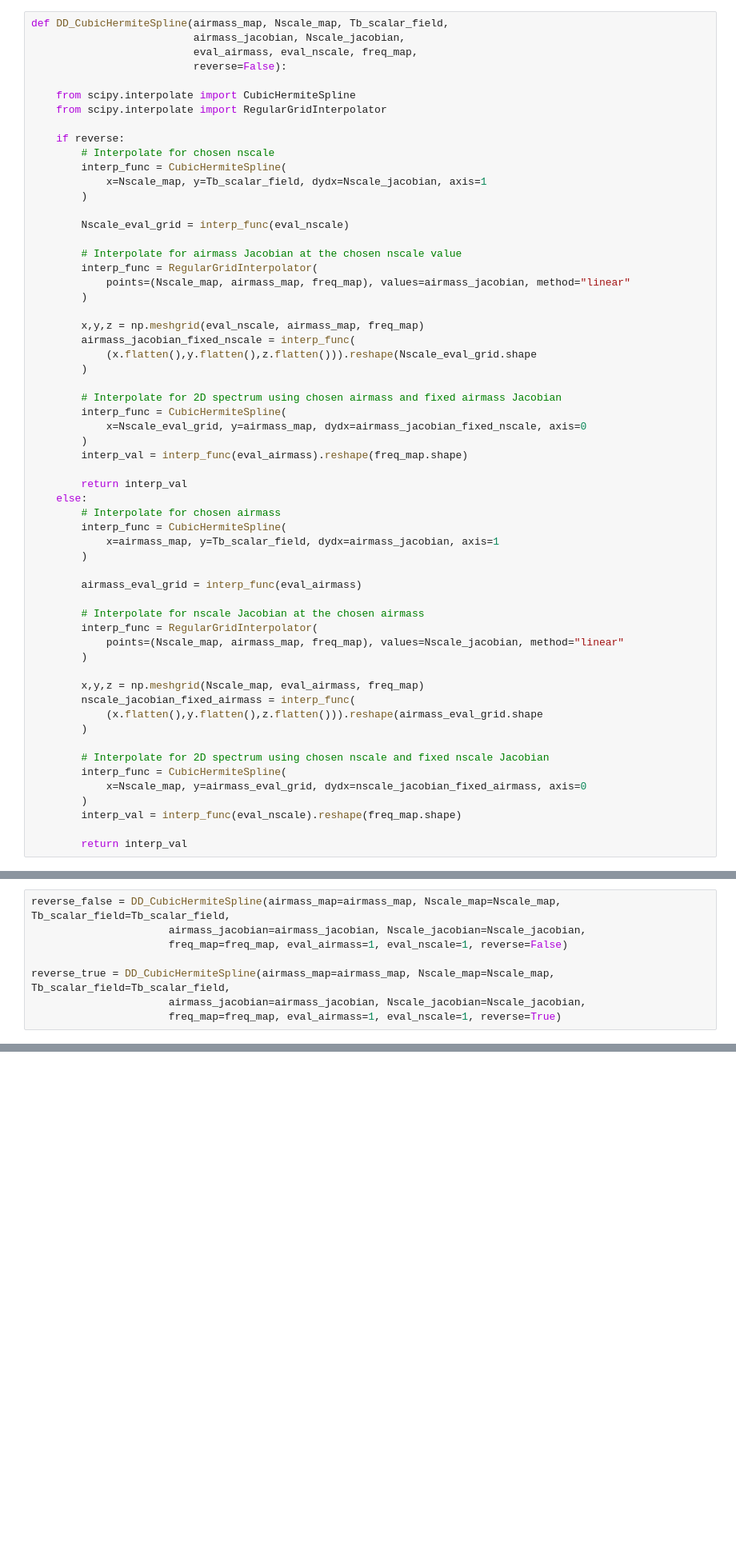
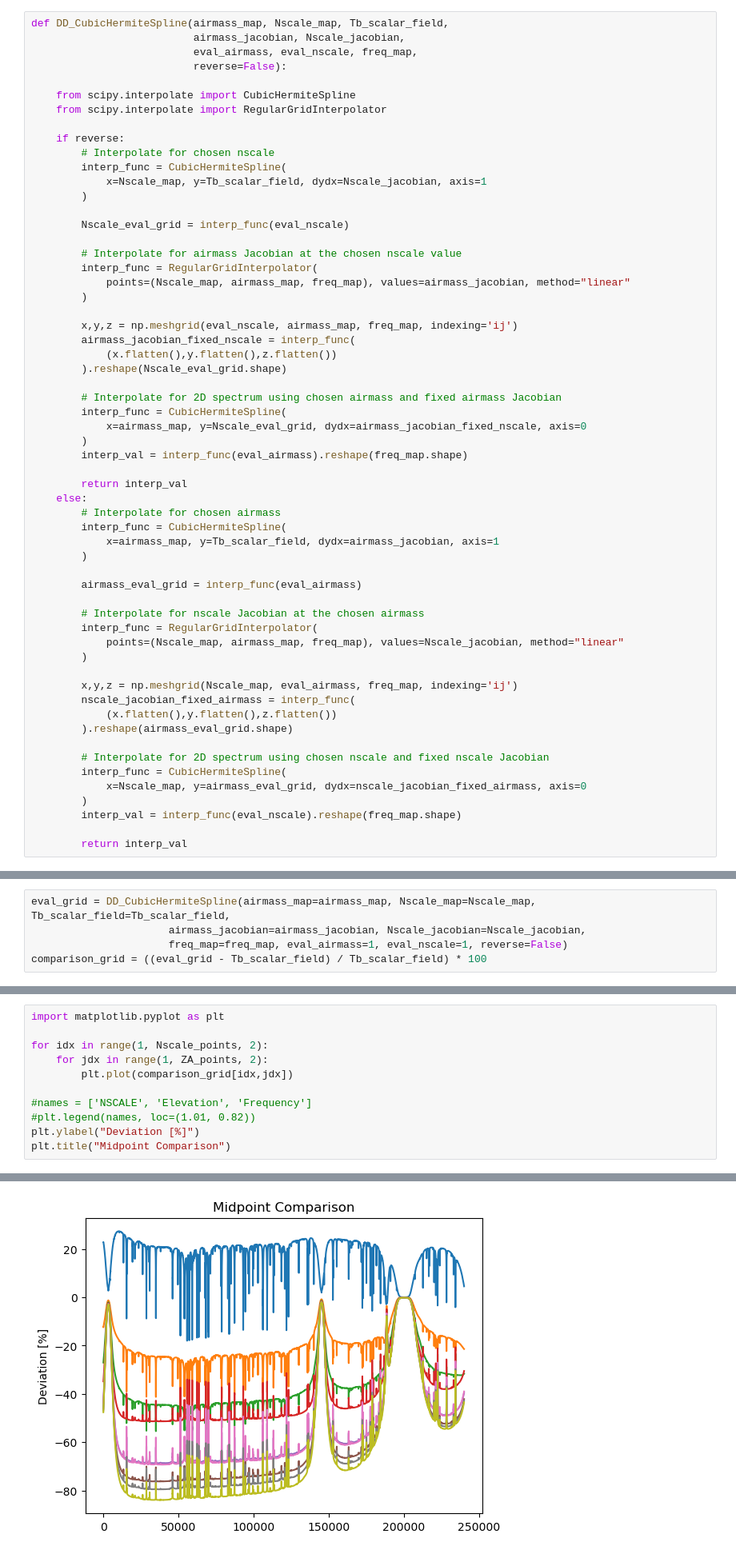
Before and after one commit to kartographer/ozone_radiometry, a Jupyter notebook: MaunaKea/interpolation/CubicHermiteSpline.ipynb, the cells around one changed output, grey strips where cells are left out. Shown at 80% size. Saved outputs shown, nothing was run; the diff lists cells and outputs as text; blank space fills up the shorter version.

```diff
--- a/MaunaKea/interpolation/CubicHermiteSpline.ipynb
+++ b/MaunaKea/interpolation/CubicHermiteSpline.ipynb
@@ -59,14 +59,14 @@ def DD_CubicHermiteSpline(airmass_map, Nscale_map, Tb_scalar_field,
             points=(Nscale_map, airmass_map, freq_map), values=airmass_jacobian, method="linear"
         )
 
-        x,y,z = np.meshgrid(eval_nscale, airmass_map, freq_map)
+        x,y,z = np.meshgrid(eval_nscale, airmass_map, freq_map, indexing='ij')
         airmass_jacobian_fixed_nscale = interp_func(
-            (x.flatten(),y.flatten(),z.flatten())).reshape(Nscale_eval_grid.shape
-        )
+            (x.flatten(),y.flatten(),z.flatten())
+        ).reshape(Nscale_eval_grid.shape)
 
         # Interpolate for 2D spectrum using chosen airmass and fixed airmass Jacobian
         interp_func = CubicHermiteSpline(
-            x=Nscale_eval_grid, y=airmass_map, dydx=airmass_jacobian_fixed_nscale, axis=0
+            x=airmass_map, y=Nscale_eval_grid, dydx=airmass_jacobian_fixed_nscale, axis=0
         )
         interp_val = interp_func(eval_airmass).reshape(freq_map.shape)
 
@@ -84,10 +84,10 @@ def DD_CubicHermiteSpline(airmass_map, Nscale_map, Tb_scalar_field,
             points=(Nscale_map, airmass_map, freq_map), values=Nscale_jacobian, method="linear"
         )
 
-        x,y,z = np.meshgrid(Nscale_map, eval_airmass, freq_map)
+        x,y,z = np.meshgrid(Nscale_map, eval_airmass, freq_map, indexing='ij')
         nscale_jacobian_fixed_airmass = interp_func(
-            (x.flatten(),y.flatten(),z.flatten())).reshape(airmass_eval_grid.shape
-        )
+            (x.flatten(),y.flatten(),z.flatten())
+        ).reshape(airmass_eval_grid.shape)
 
         # Interpolate for 2D spectrum using chosen nscale and fixed nscale Jacobian
         interp_func = CubicHermiteSpline(
@@ -119,8 +99,5 @@ def DD_CubicHermiteSpline(airmass_map, Nscale_map, Tb_scalar_field,
 # %%
-reverse_false = DD_CubicHermiteSpline(airmass_map=airmass_map, Nscale_map=Nscale_map, Tb_scalar_field=Tb_scalar_field,
+eval_grid = DD_CubicHermiteSpline(airmass_map=airmass_map, Nscale_map=Nscale_map, Tb_scalar_field=Tb_scalar_field,
                       airmass_jacobian=airmass_jacobian, Nscale_jacobian=Nscale_jacobian,
                       freq_map=freq_map, eval_airmass=1, eval_nscale=1, reverse=False)
-
-reverse_true = DD_CubicHermiteSpline(airmass_map=airmass_map, Nscale_map=Nscale_map, Tb_scalar_field=Tb_scalar_field,
-                      airmass_jacobian=airmass_jacobian, Nscale_jacobian=Nscale_jacobian,
-                      freq_map=freq_map, eval_airmass=1, eval_nscale=1, reverse=True)
+comparison_grid = ((eval_grid - Tb_scalar_field) / Tb_scalar_field) * 100
@@ -153,0 +104,12 @@ AM_jacobian[0].shape
+# %%
+import matplotlib.pyplot as plt
+
+for idx in range(1, Nscale_points, 2):
+    for jdx in range(1, ZA_points, 2):
+        plt.plot(comparison_grid[idx,jdx])
+
+#names = ['NSCALE', 'Elevation', 'Frequency']
+#plt.legend(names, loc=(1.01, 0.82))
+plt.ylabel("Deviation [%]")
+plt.title("Midpoint Comparison")
+# %% [output]
@@ -153,0 +117 @@ AM_jacobian[0].shape
+[figure, added]
```
Also changed, not shown: parts of 10 cells of this notebook, 1 other file.
